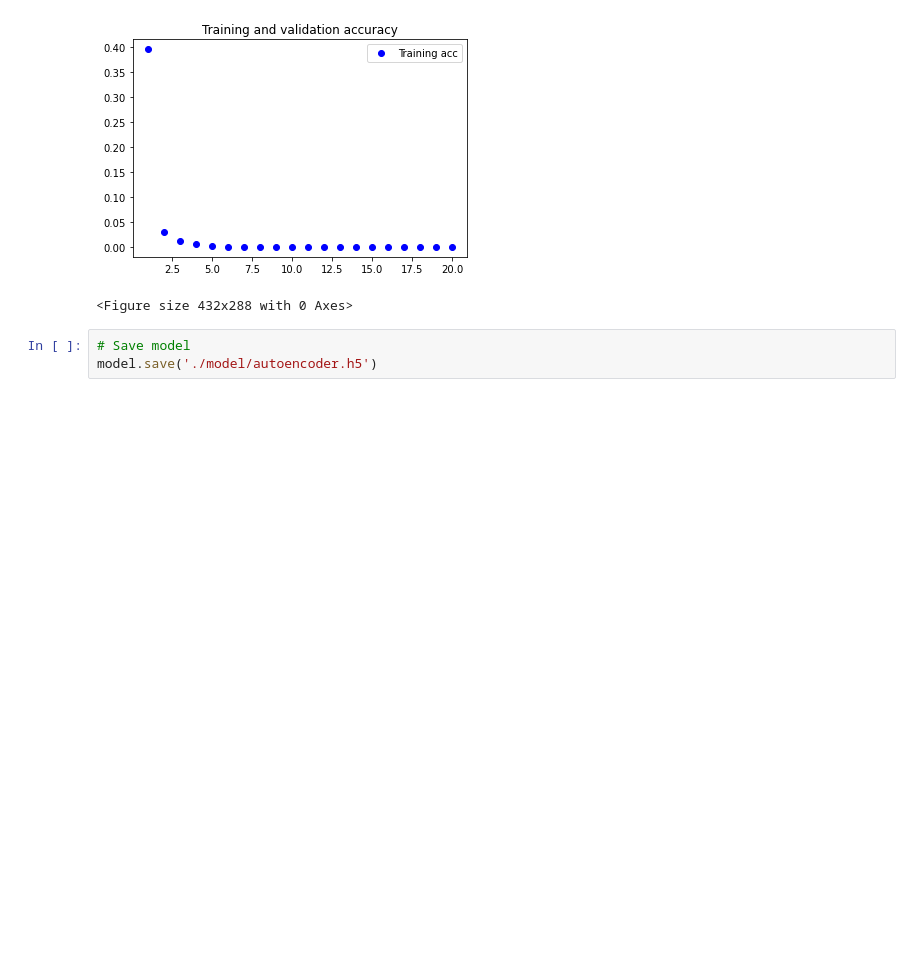
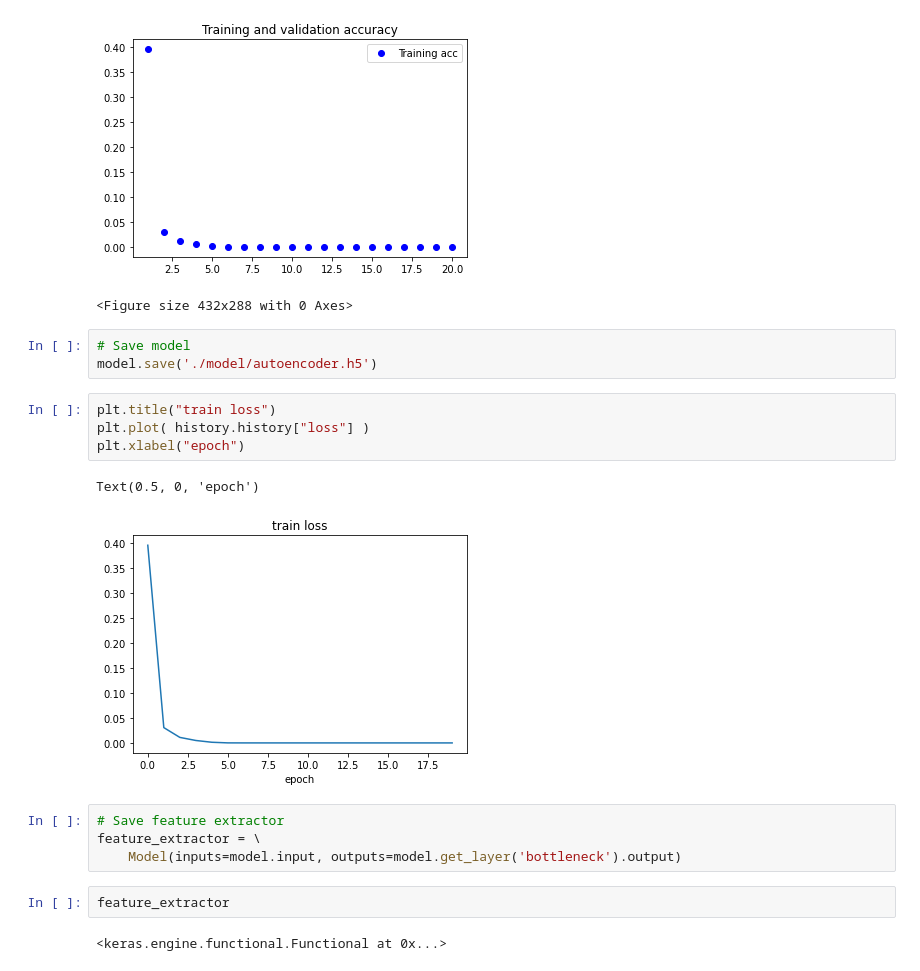
Before and after one commit to baharbiazar/image_search_engine, a Jupyter notebook: autoencoder_model.ipynb, the cells around one changed output. Drawn from its saved outputs; the diff is of its cells as text; blank space fills up the shorter version.

```diff
--- a/autoencoder_model.ipynb
+++ b/autoencoder_model.ipynb
@@ -167,3 +168,18 @@ plt.show()
 # %%
 # Save model
 model.save('./model/autoencoder.h5')
+# %%
+plt.title("train loss")
+plt.plot( history.history["loss"] )
+plt.xlabel("epoch")
+# %% [output]
+Text(0.5, 0, 'epoch')
+[figure, added]
+# %%
+# Save feature extractor
+feature_extractor = \
+    Model(inputs=model.input, outputs=model.get_layer('bottleneck').output)
+# %%
+feature_extractor
+# %% [output]
+<keras.engine.functional.Functional at 0x...>
```
Also changed, not shown: parts of 24 cells of this notebook, 1 other file.
